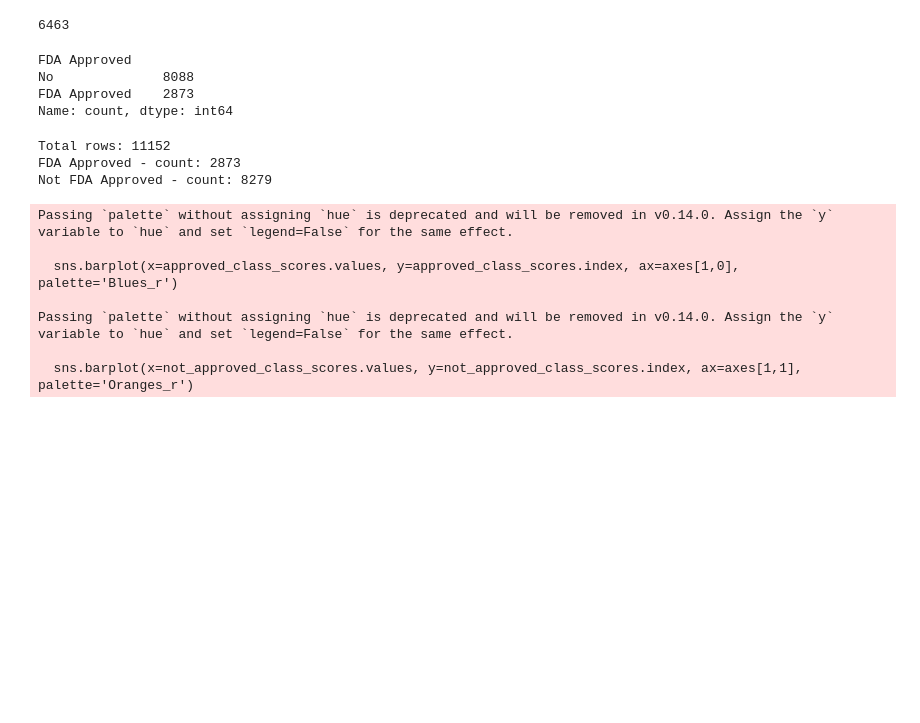
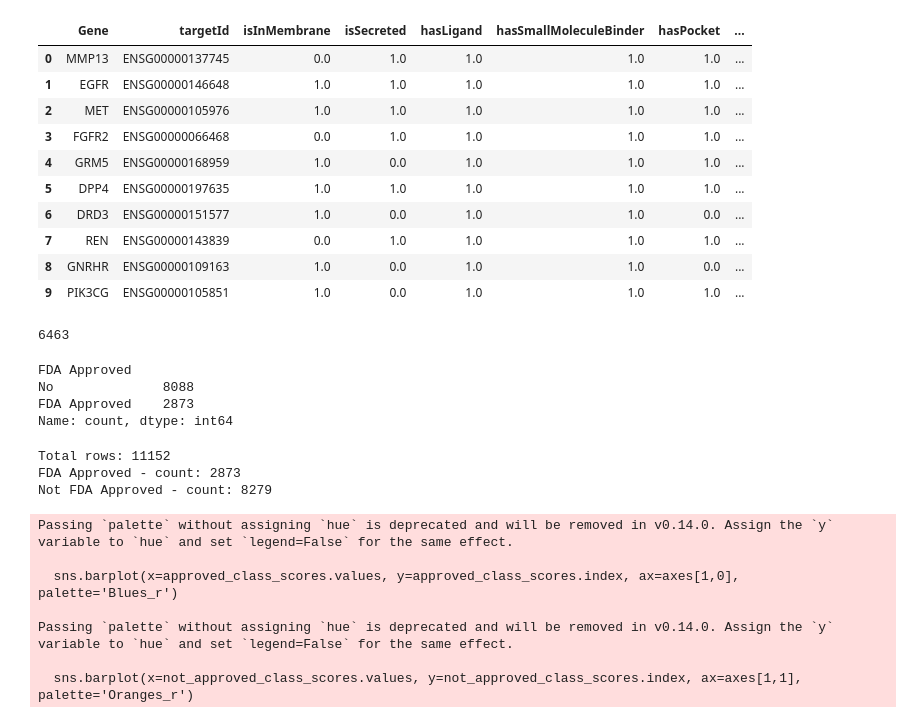
Before and after one commit to mmetalab/llm-drug-agent, a Jupyter notebook: PKDisease/pkd_target_drug_candidates.ipynb, the cells around one changed output. Cells and saved outputs as stored; diff of their text form; code cells hidden in the pictures; blank space fills up the shorter version.

```diff
--- a/PKDisease/pkd_target_drug_candidates.ipynb
+++ b/PKDisease/pkd_target_drug_candidates.ipynb
@@ -43,0 +130,8 @@ pkd_target.head(10)
+# %%
+for col in doability_cols:
+    print(col)
+    na_count = target_priority_gene_pd[col].isna().sum()
+    na_percentage = (na_count / len(target_priority_gene_pd)) * 100
+    print(f"{col}: {na_count} ({na_percentage:.2f}%)")
+    print(target_priority_gene_pd[col].value_counts())
+    target_priority_gene_pd[col] = target_priority_gene_pd[col].fillna(0)
@@ -43,0 +156,8 @@ pkd_target.head(10)
+# %%
+for col in tissue_cols:
+    print(col)
+    na_count = target_priority_gene_pd[col].isna().sum()
+    na_percentage = (na_count / len(target_priority_gene_pd)) * 100
+    print(f"{col}: {na_count} ({na_percentage:.2f}%)")
+    print(target_priority_gene_pd[col].value_counts())
+    target_priority_gene_pd[col] = target_priority_gene_pd[col].fillna(-1)
@@ -43,0 +181,4 @@ pkd_target.head(10)
+# %%
+target_priority_gene_pd_final = target_priority_gene_pd[['Gene','targetId']+tracability_cols + doability_cols + tissue_cols + precedence_cols]
+# %%
+target_priority_gene_pd_final['Priority'] = target_priority_gene_pd_final[tracability_cols + doability_cols + tissue_cols + precedence_cols].sum(axis=1)
@@ -43,0 +191,15 @@ pkd_target.head(10)
+# %%
+target_priority_gene_pd_final_ranked = target_priority_gene_pd_final.sort_values(by='Priority', ascending=False).reset_index(drop=True)
+target_priority_gene_pd_final_ranked.head(10)
+# %% [output]
+|  | Gene | targetId | isInMembrane | isSecreted | hasLigand | hasSmallMoleculeBinder | hasPocket | ... |
+| 0 | MMP13 | ENSG00000137745 | 0.0 | 1.0 | 1.0 | 1.0 | 1.0 | ... |
+| 1 | EGFR | ENSG00000146648 | 1.0 | 1.0 | 1.0 | 1.0 | 1.0 | ... |
+| 2 | MET | ENSG00000105976 | 1.0 | 1.0 | 1.0 | 1.0 | 1.0 | ... |
+| 3 | FGFR2 | ENSG00000066468 | 0.0 | 1.0 | 1.0 | 1.0 | 1.0 | ... |
+| 4 | GRM5 | ENSG00000168959 | 1.0 | 0.0 | 1.0 | 1.0 | 1.0 | ... |
+| 5 | DPP4 | ENSG00000197635 | 1.0 | 1.0 | 1.0 | 1.0 | 1.0 | ... |
+| 6 | DRD3 | ENSG00000151577 | 1.0 | 0.0 | 1.0 | 1.0 | 0.0 | ... |
+| 7 | REN | ENSG00000143839 | 0.0 | 1.0 | 1.0 | 1.0 | 1.0 | ... |
+| 8 | GNRHR | ENSG00000109163 | 1.0 | 0.0 | 1.0 | 1.0 | 0.0 | ... |
+| 9 | PIK3CG | ENSG00000105851 | 1.0 | 0.0 | 1.0 | 1.0 | 1.0 | ... |
```
Also changed, not shown: parts of 15 cells of this notebook, 2 other files.
